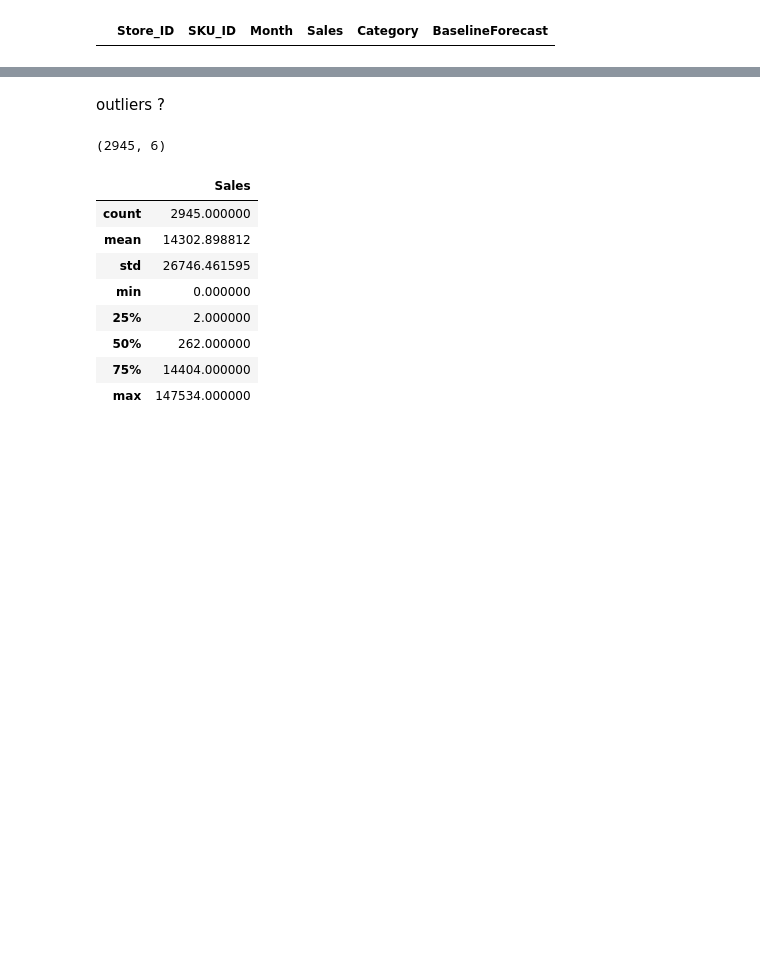
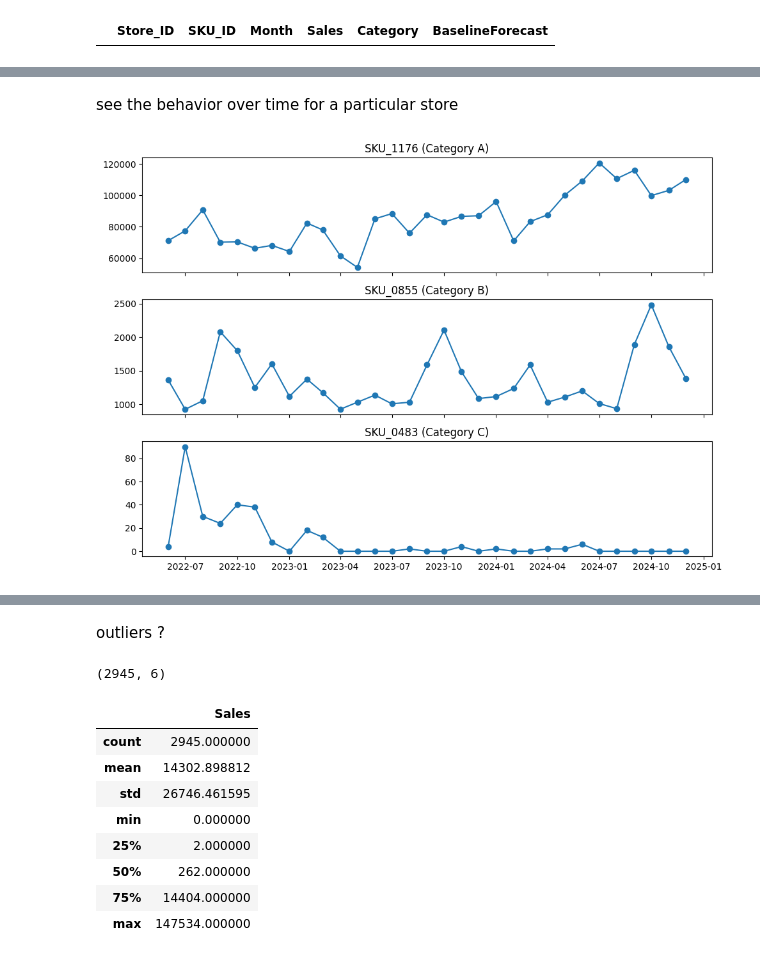
Before and after one commit to partha2412/Time-Series-Forecast, a Jupyter notebook: TimeSeries_forecasting.ipynb, the cells around one changed output, grey strips where cells are left out. Drawn from its saved outputs; the diff is of its cells as text; code cells hidden in the pictures; blank space fills up the shorter version.

```diff
--- a/TimeSeries_forecasting.ipynb
+++ b/TimeSeries_forecasting.ipynb
@@ -239,0 +388,15 @@ Name: count, dtype: int64
+# %% [markdown]
+see the behavior over time for a particular store
+# %%
+example = tdf[tdf.Store_ID == 'S01']
+fig, axes = plt.subplots(3,1, figsize=(10,7), sharex=True)
+for ax, cat in zip(axes, ['A','B','C']):
+    sub = example[example.Category==cat]
+    if len(sub)==0: continue
+    sku = sub.SKU_ID.iloc[0]
+    s = sub[sub.SKU_ID==sku].set_index('Month')['Sales']
+    ax.plot(s.index, s.values, marker='o')
+    ax.set_title(f'{sku} (Category {cat})')
+plt.tight_layout(); plt.show()
+# %% [output]
+[figure, added]
```
Also changed, not shown: parts of 30 cells of this notebook.
